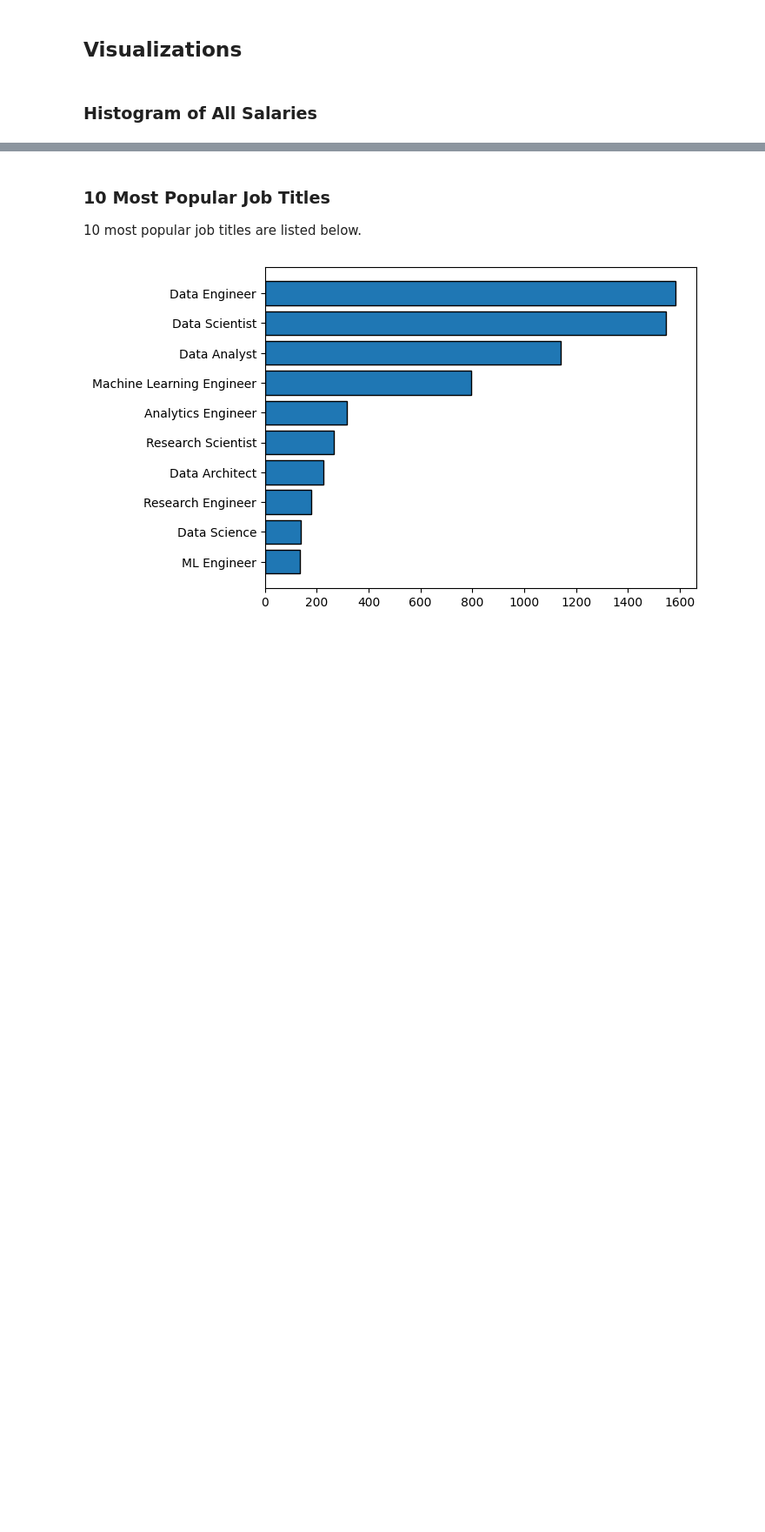
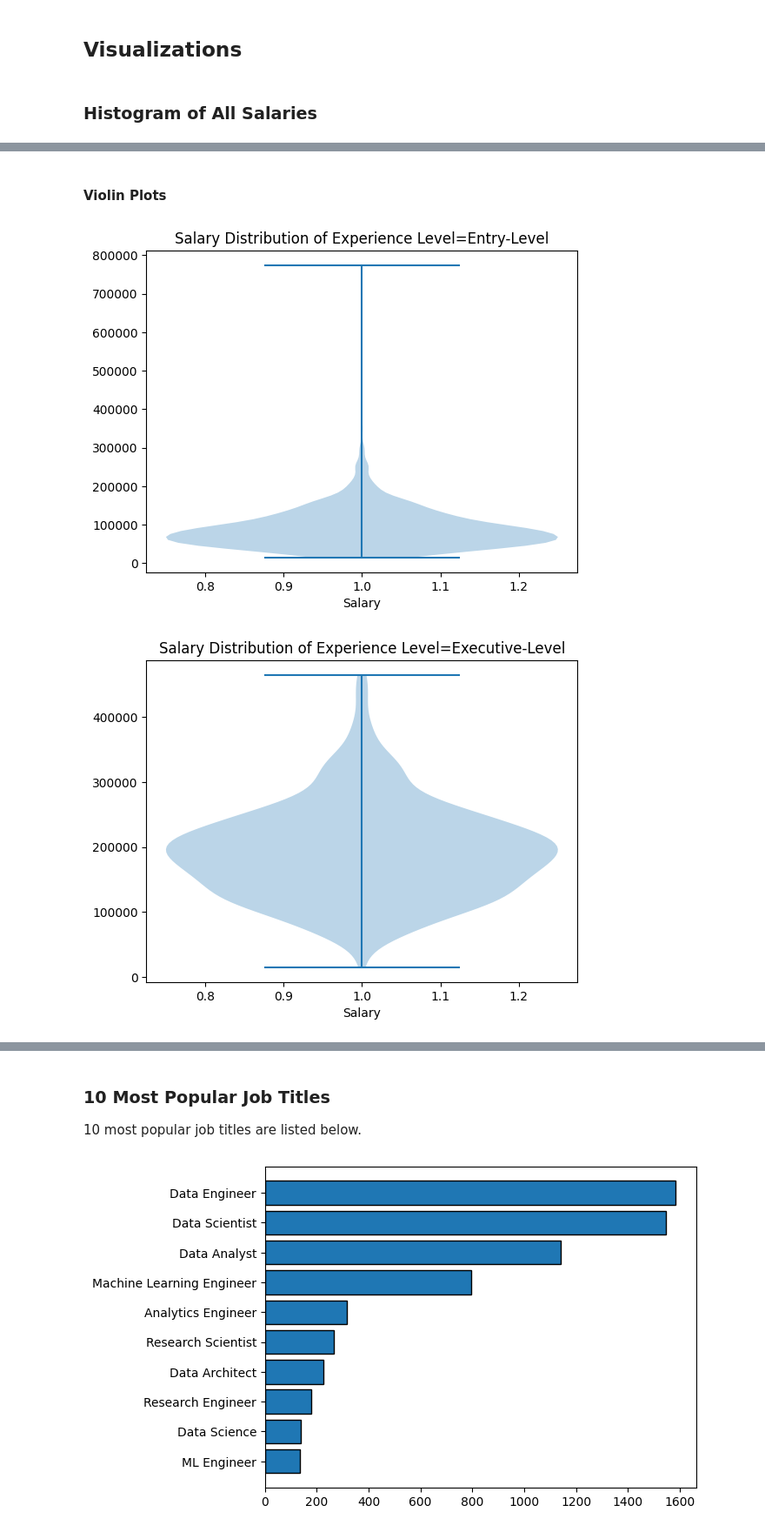
Before and after one commit to ALotov2000/data_science-CA2, a Jupyter notebook: task-2/report.ipynb, the cells around one changed output, grey strips where cells are left out. Shown at 87% size. Drawn from its saved outputs; the diff is of its cells as text; code cells hidden in the pictures; blank space fills up the shorter version.

```diff
--- a/task-2/report.ipynb
+++ b/task-2/report.ipynb
@@ -156,0 +178,9 @@ finalized_df = filtered_df
+# %%
+def do_violin_plots(column: str):
+    for label, group in finalized_df.groupby(column):
+        data = group['Salary_in_USD']
+        plt.figure()
+        plt.violinplot(data)
+        plt.xlabel('Salary')
+        plt.title(f'Salary Distribution of {column.replace('_', ' ')}={label}')
+    plt.show()
@@ -181,0 +229,7 @@ plt.show()
+# %% [markdown]
+#### Violin Plots
+# %%
+do_violin_plots('Experience_Level')
+# %% [output]
+[figure, added]
+[figure, added]
```
Also changed, not shown: parts of 17 cells of this notebook.
